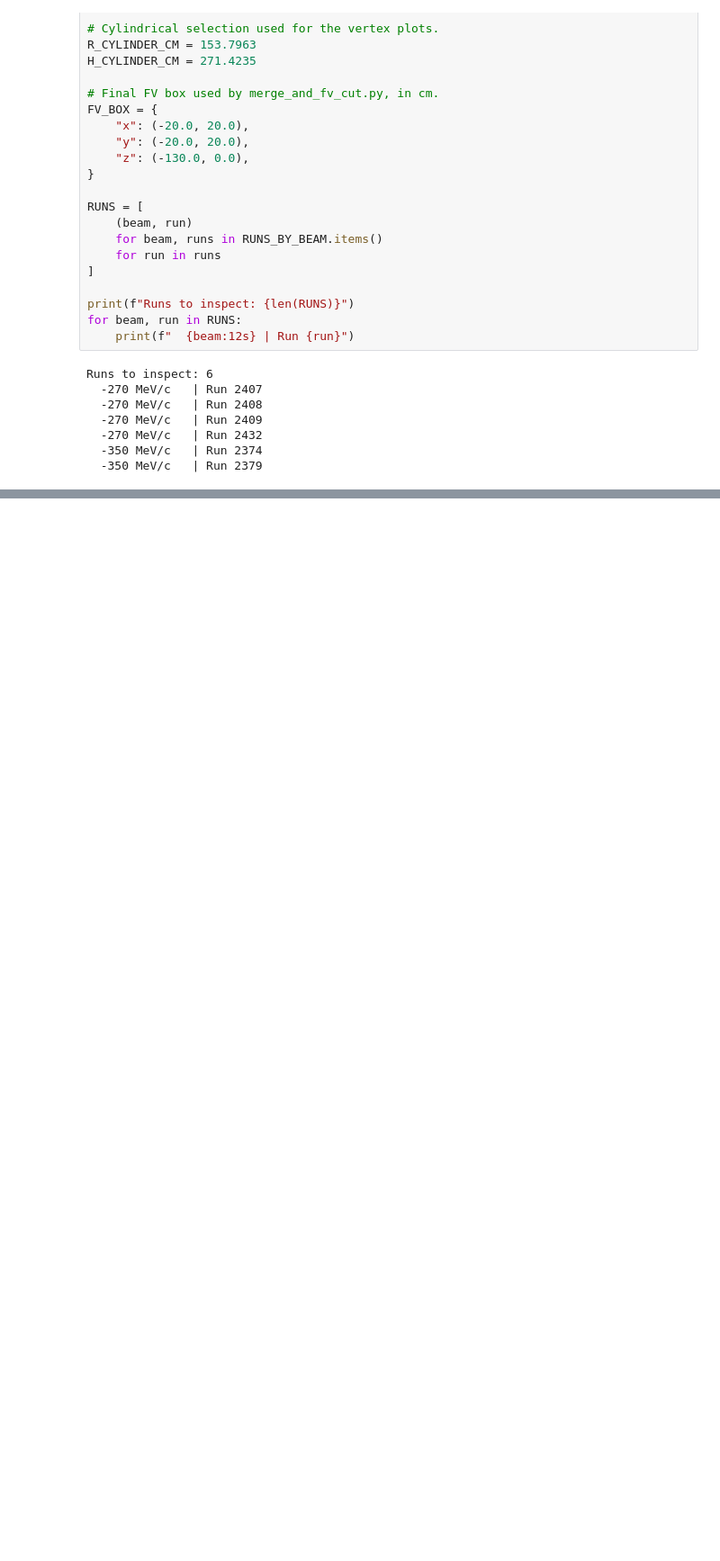
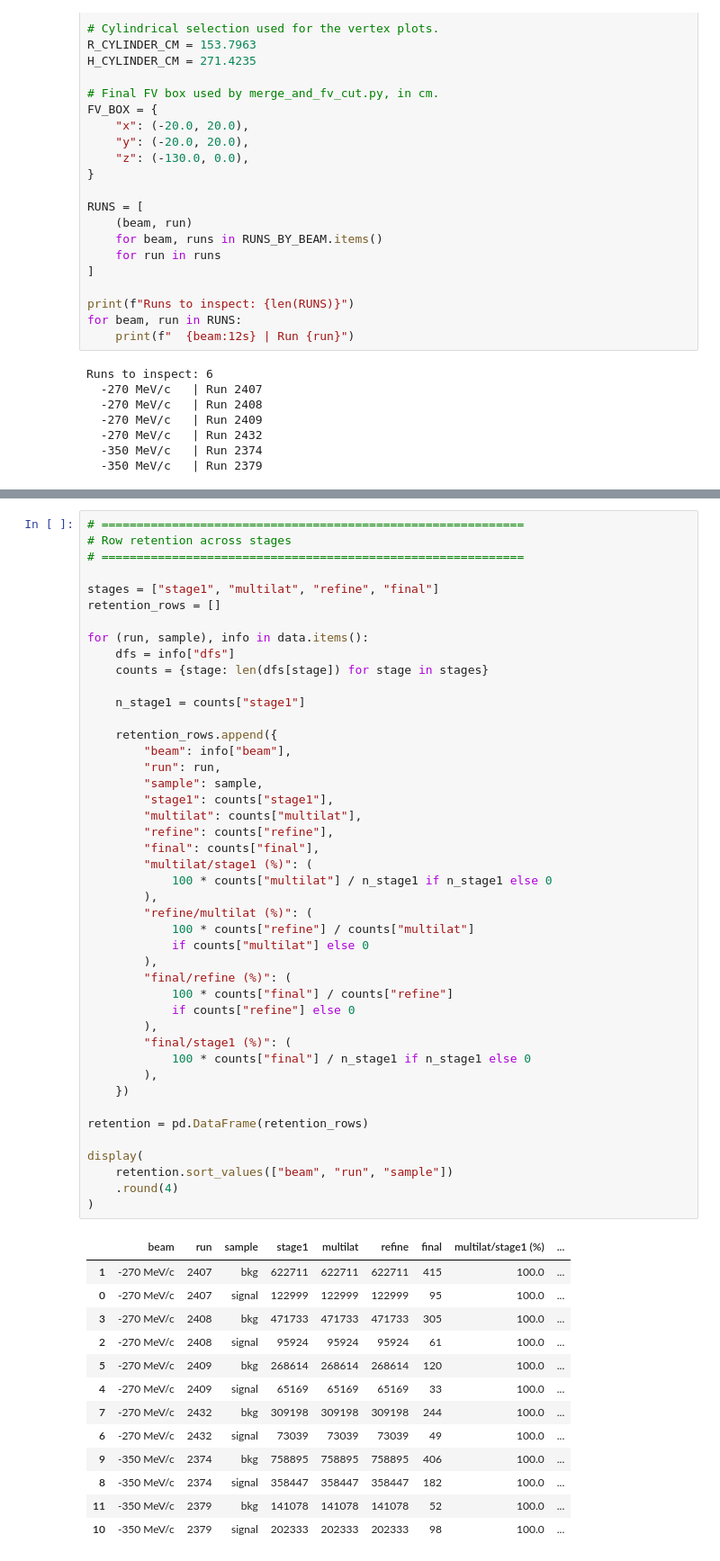
Before and after one commit to elenaramos44/9Li_analysis, a Jupyter notebook: notebooks/analysis_updates_checks.ipynb, the cells around one changed output, grey strips where cells are left out. Shown at 90% size. Cells and saved outputs as stored; diff of their text form; blank space fills up the shorter version.

```diff
--- a/notebooks/analysis_updates_checks.ipynb
+++ b/notebooks/analysis_updates_checks.ipynb
@@ -203,0 +204,58 @@ FILE AND ROW INVENTORY
+# %%
+# ============================================================
+# Row retention across stages
+# ============================================================
+
+stages = ["stage1", "multilat", "refine", "final"]
+retention_rows = []
+
+for (run, sample), info in data.items():
+    dfs = info["dfs"]
+    counts = {stage: len(dfs[stage]) for stage in stages}
+
+    n_stage1 = counts["stage1"]
+
+    retention_rows.append({
+        "beam": info["beam"],
+        "run": run,
+        "sample": sample,
+        "stage1": counts["stage1"],
+        "multilat": counts["multilat"],
+        "refine": counts["refine"],
+        "final": counts["final"],
+        "multilat/stage1 (%)": (
+            100 * counts["multilat"] / n_stage1 if n_stage1 else 0
+        ),
+        "refine/multilat (%)": (
+            100 * counts["refine"] / counts["multilat"]
+            if counts["multilat"] else 0
+        ),
+        "final/refine (%)": (
+            100 * counts["final"] / counts["refine"]
+            if counts["refine"] else 0
+        ),
+        "final/stage1 (%)": (
+            100 * counts["final"] / n_stage1 if n_stage1 else 0
+        ),
+    })
+
+retention = pd.DataFrame(retention_rows)
+
+display(
+    retention.sort_values(["beam", "run", "sample"])
+    .round(4)
+)
+# %% [output]
+|  | beam | run | sample | stage1 | multilat | refine | final | multilat/stage1 (%) | ... |
+| 1 | -270 MeV/c | 2407 | bkg | 622711 | 622711 | 622711 | 415 | 100.0 | ... |
+| 0 | -270 MeV/c | 2407 | signal | 122999 | 122999 | 122999 | 95 | 100.0 | ... |
+| 3 | -270 MeV/c | 2408 | bkg | 471733 | 471733 | 471733 | 305 | 100.0 | ... |
+| 2 | -270 MeV/c | 2408 | signal | 95924 | 95924 | 95924 | 61 | 100.0 | ... |
+| 5 | -270 MeV/c | 2409 | bkg | 268614 | 268614 | 268614 | 120 | 100.0 | ... |
+| 4 | -270 MeV/c | 2409 | signal | 65169 | 65169 | 65169 | 33 | 100.0 | ... |
+| 7 | -270 MeV/c | 2432 | bkg | 309198 | 309198 | 309198 | 244 | 100.0 | ... |
+| 6 | -270 MeV/c | 2432 | signal | 73039 | 73039 | 73039 | 49 | 100.0 | ... |
+| 9 | -350 MeV/c | 2374 | bkg | 758895 | 758895 | 758895 | 406 | 100.0 | ... |
+| 8 | -350 MeV/c | 2374 | signal | 358447 | 358447 | 358447 | 182 | 100.0 | ... |
+| 11 | -350 MeV/c | 2379 | bkg | 141078 | 141078 | 141078 | 52 | 100.0 | ... |
+| 10 | -350 MeV/c | 2379 | signal | 202333 | 202333 | 202333 | 98 | 100.0 | ... |
```
Also changed, not shown: parts of 4 cells of this notebook, 2 other files.
